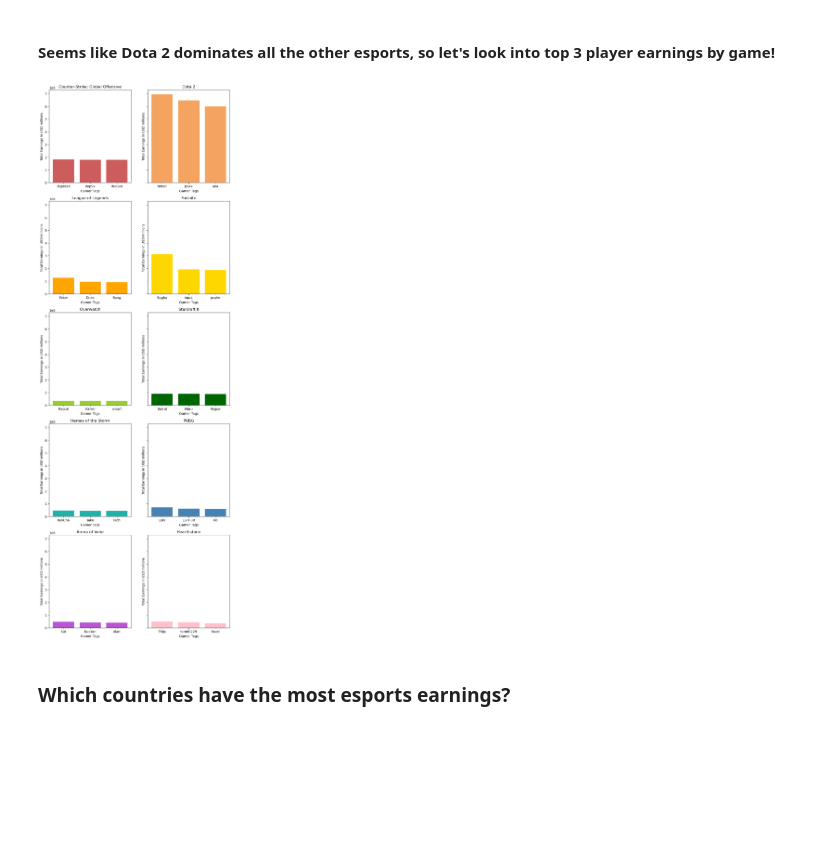
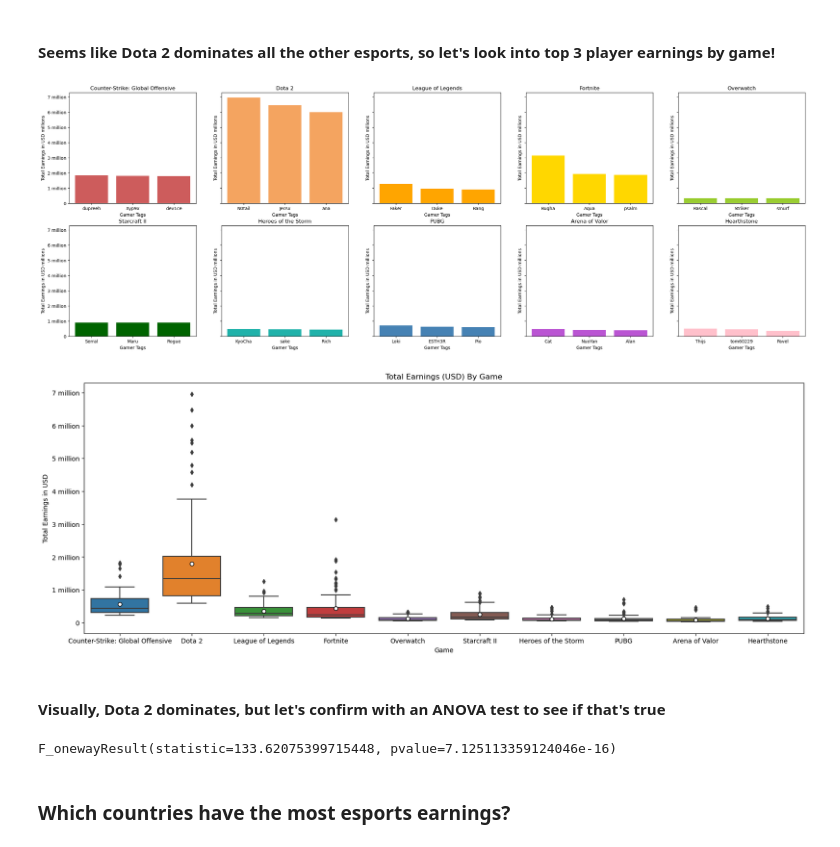
Before and after one commit to liceloo/Project1_EdX, a Jupyter notebook: alice_code/earnings.ipynb, the cells around one changed output. Saved outputs shown, nothing was run; the diff lists cells and outputs as text; code cells hidden in the pictures; blank space fills up the shorter version.

```diff
--- a/alice_code/earnings.ipynb
+++ b/alice_code/earnings.ipynb
@@ -160,33 +165,56 @@ plt.legend(handles = [dota_label, fortnite_label])
 #### Seems like Dota 2 dominates all the other esports, so let's look into top 3 player earnings by game!
 # %%
 game_list = player_df['Game'].unique()
-
-cs_players = player_df.loc[player_df['Game'] == game_list[0]].sort_values(by = 'TotalUSDPrize', ascending=False).head(3)
-
 #create separate dataframes
 games = []
 
 
 for i in range(len(game_list)):
     games.append(pd.DataFrame(player_df.loc[player_df['Game'] == game_list[i]].sort_values(by = 'TotalUSDPrize', ascending=False).head(3)))
 
-
 #plotting
 game_colors = ['indianred', 'sandybrown', 'orange', 'gold', 'yellowgreen',
                'darkgreen', 'lightseagreen', 'steelblue', 'mediumorchid', 'pink']
 
-fig, axes = plt.subplots(5, 2, figsize = (10,30), sharey = True)
+fig, axes = plt.subplots(2, 5, figsize = (30,10), sharey = True)
 i=0
-for row in range(5):
-    for col in range(2):
+for row in range(2):
+    for col in range(5):
         axes[row, col].bar(games[i]['CurrentHandle'], games[i]['TotalUSDPrize'], color = game_colors[i])
         axes[row, col].set_ylabel('Total Earnings in USD millions')
         axes[row, col].set_xlabel('Gamer Tags')
         axes[row, col].set_title(games[i]['Game'].min())
+        plt.yticks(np.arange(0, 8000000, 1000000),
+           ['0', '1 million', '2 million', '3 million', '4 million', '5 million', '6 million', '7 million'])
 
         i+=1
 # %% [output]
-[figure, old version]
+[figure, new version]
+# %%
+#create separate dataframes
+plt.figure(figsize=(20,7))
+sns.boxplot(data = player_df, x = 'Game', y = 'TotalUSDPrize', showmeans = True,
+            meanprops = {
+                "marker" : "o",
+                "markerfacecolor" : "white",
+                "markeredgecolor" : "black"
+            })
+plt.yticks(np.arange(0, 8000000, 1000000),
+           ['0', '1 million', '2 million', '3 million', '4 million', '5 million', '6 million', '7 million'])
+plt.ylabel('Total Earnings in USD')
+plt.title('Total Earnings (USD) By Game')
+plt.show()
+# %% [output]
+[figure, added]
+# %% [markdown]
+#### Visually, Dota 2 dominates, but let's confirm with an ANOVA test to see if that's true
+# %%
+res = stats.f_oneway(games[0]['TotalUSDPrize'], games[1]['TotalUSDPrize'], games[2]['TotalUSDPrize'], games[3]['TotalUSDPrize'],
+                     games[4]['TotalUSDPrize'], games[5]['TotalUSDPrize'], games[6]['TotalUSDPrize'], games[7]['TotalUSDPrize'],
+                     games[8]['TotalUSDPrize'], games[9]['TotalUSDPrize'])
+res
+# %% [output]
+F_onewayResult(statistic=133.62075399715448, pvalue=7.125113359124046e-16)
 # %% [markdown]
 ### Which countries have the most esports earnings?
 # %%
```
Also changed, not shown: parts of 12 cells of this notebook.
